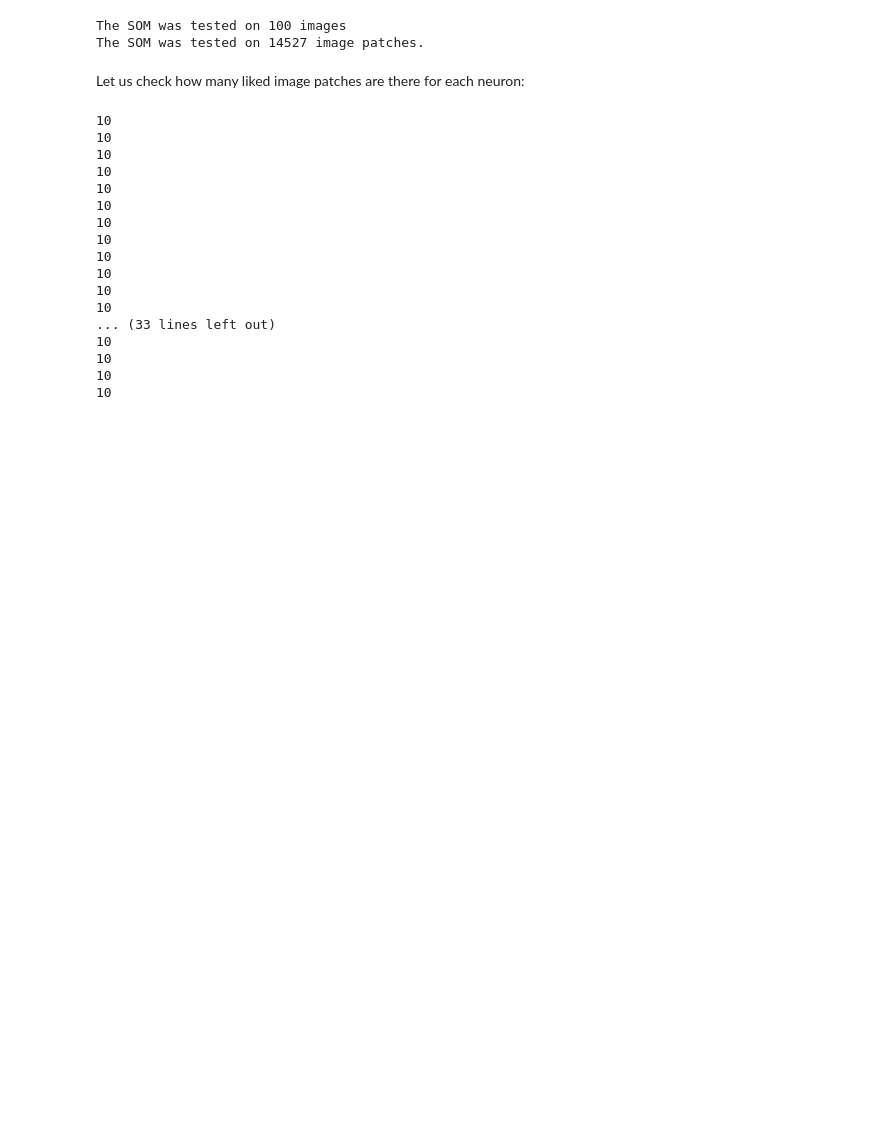
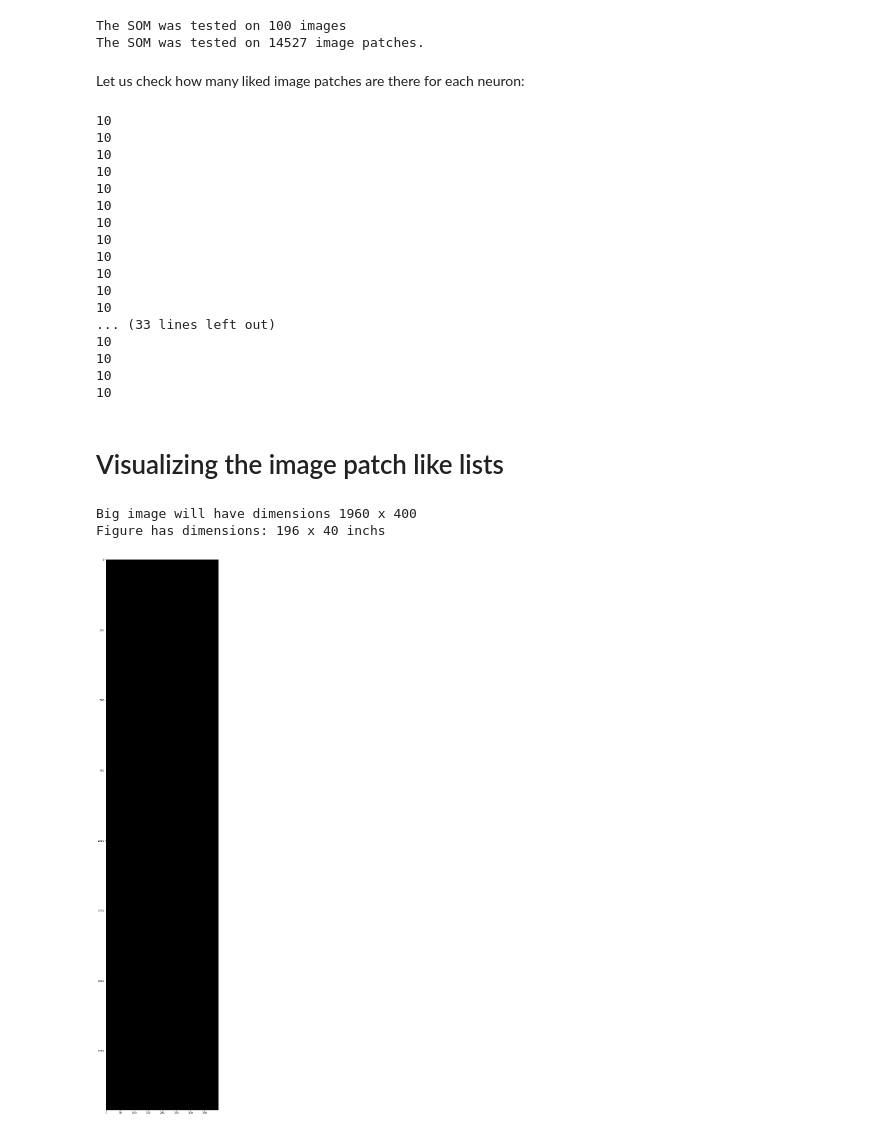
Before and after one commit to b3n3d17/DeepLearningCourse, a Jupyter notebook: 24_unsupervised_learning_of_filters/unsupervised_learning_of_filters.ipynb, the cells around one changed output. Drawn from its saved outputs; the diff is of its cells as text; code cells hidden in the pictures; blank space fills up the shorter version.

Commit message:
Started with visualizing the image patches (done: generating a large image to copy the like lists to)

```diff
--- a/24_unsupervised_learning_of_filters/unsupervised_learning_of_filters.ipynb
+++ b/24_unsupervised_learning_of_filters/unsupervised_learning_of_filters.ipynb
@@ -723,0 +722,21 @@ for neuron_idx in range(0,nr_neurons):
+# %% [markdown]
+# Visualizing the image patch like lists
+# %%
+big_img_width = RF_SIZE * MAX_NR_OF_LIKED_IMAGES
+big_img_height = RF_SIZE * nr_neurons
+print("Big image will have dimensions {} x {}".
+     format(big_img_height, big_img_width))
+big_img = np.zeros( (big_img_height, big_img_width, 3))
+
+pixel_size_in_inchs = 0.1
+fig_height = int(big_img_height * pixel_size_in_inchs)
+fig_width  = int(big_img_width * pixel_size_in_inchs)
+print("Figure has dimensions: {} x {} inchs".
+     format(fig_height, fig_width))
+plt.figure(figsize=(fig_height,fig_width))
+plt.imshow(big_img)
+plt.show()
+# %% [output]
+Big image will have dimensions 1960 x 400
+Figure has dimensions: 196 x 40 inchs
+[figure, added]
```
Also changed, not shown: parts of 2 cells of this notebook.
